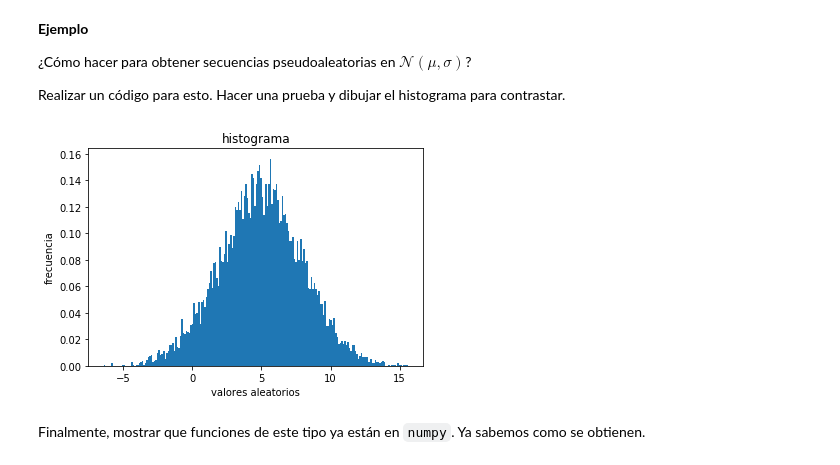
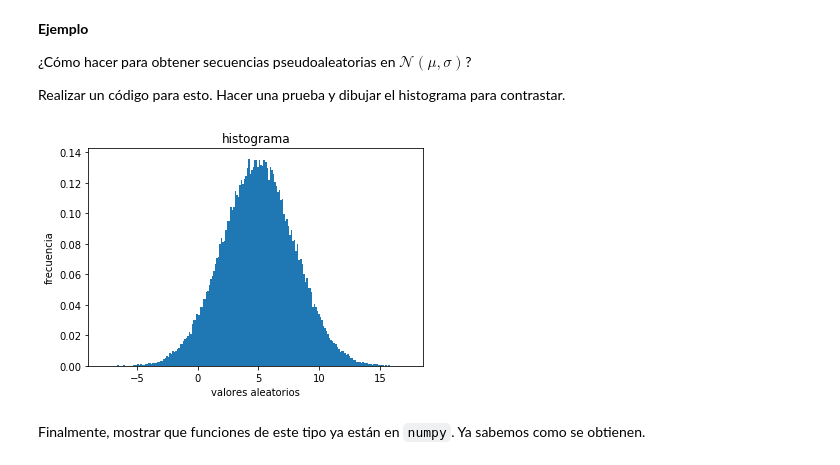
Before and after one commit to ogvilla67/SPF-2018-II, a Jupyter notebook: TEMA-1/Clase6_NumerosPseudoaleatorios.ipynb, the cells around one changed output. Cells and saved outputs as stored; diff of their text form; code cells hidden in the pictures.

```diff
--- a/TEMA-1/Clase6_NumerosPseudoaleatorios.ipynb
+++ b/TEMA-1/Clase6_NumerosPseudoaleatorios.ipynb
@@ -267,7 +269,7 @@ Escribir una función que devuelva secuencias de números aleatorios $\mathcal{U
 #### Resolver acá
 import time
 def randuni(n):
-    return cong_method1(round(time.time()*10**7), 1103515245, 12345, 2**31-1, n+1)[1:]
+    return cong_method2(round(time.time()*10**7), 1103515245, 12345, 2**31-1, n+1)[1:]
 # %%
 randuni(10)
 # %% [output]
@@ -326,8 +328,8 @@ Luego, dibujar el histograma (diagrama de frecuencias). ¿Corresponde lo obtenid
 # %%
 #### Resolver acá
 # %%
-x = randnorm(10**4)
-plt.hist(xn,200,normed=True)
+x = randnorm(10**5)
+plt.hist(x,100,density=True)
 plt.xlabel('valores aleatorios')
 plt.ylabel('frecuencia')
 plt.title('histograma')
@@ -346,13 +348,13 @@ mu = 5
 sigma =3
 X = sigma*x+mu
 # %%
-plt.hist(X,200,normed=True)
+plt.hist(X,200,density=True)
 plt.xlabel('valores aleatorios')
 plt.ylabel('frecuencia')
 plt.title('histograma')
 plt.show()
 # %% [output]
-[figure, old version]
+[figure, new version]
 # %% [markdown]
 Finalmente, mostrar que funciones de este tipo ya están en `numpy`. Ya sabemos como se obtienen.
 # %%
```
Also changed, not shown: parts of 7 cells of this notebook.
